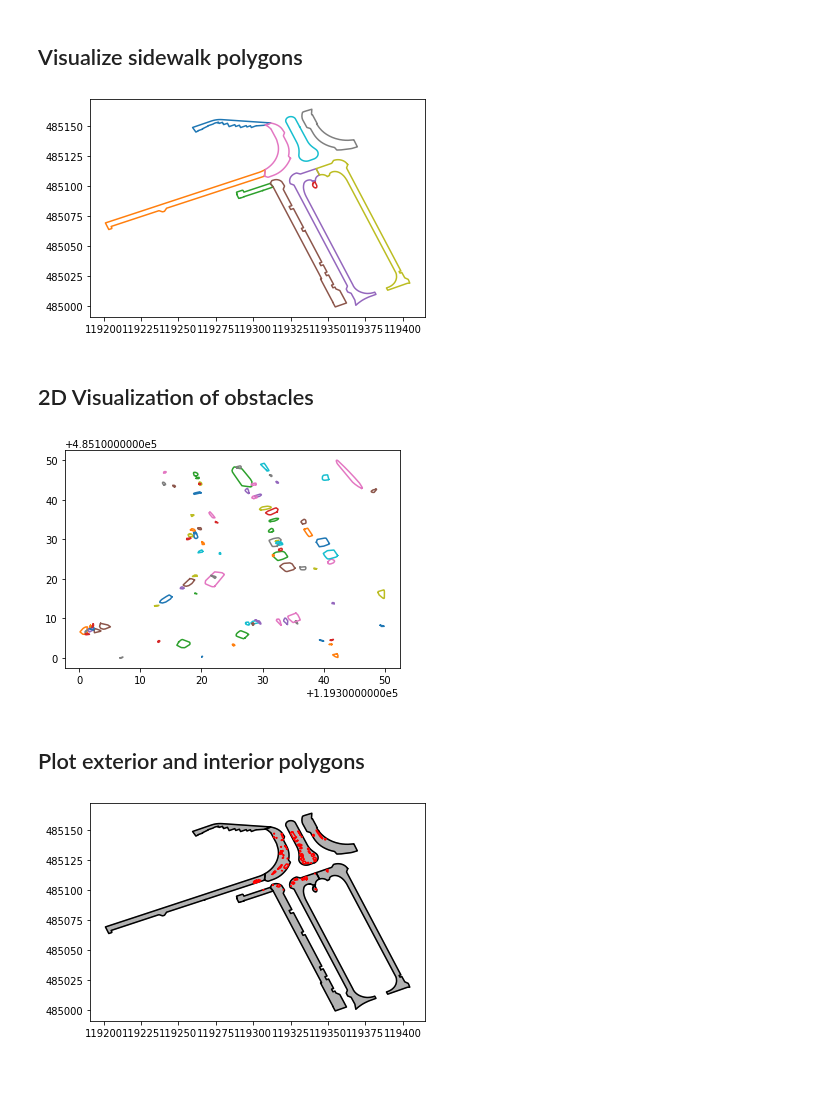
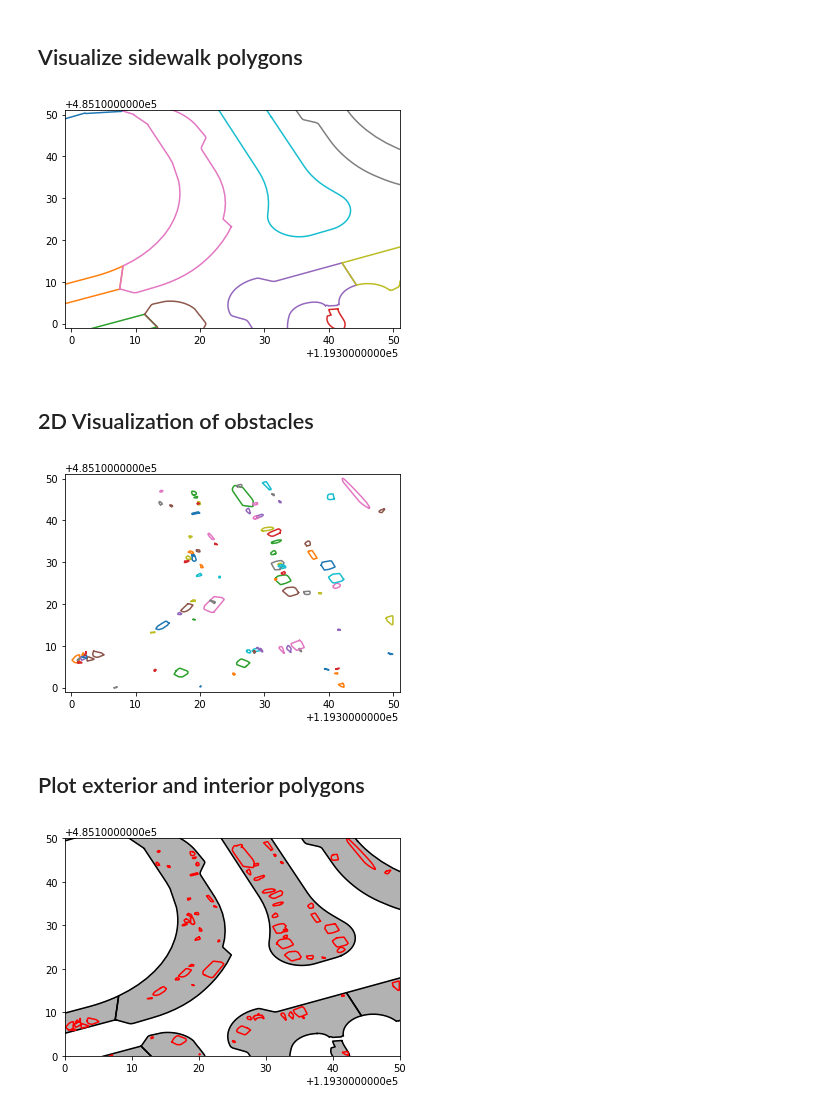
Before and after one commit to Amsterdam-AI-Team/Urban_PointCloud_Sidewalk_Width, a Jupyter notebook: notebooks/Visualization.ipynb, the cells around one changed output. Saved outputs shown, nothing was run; the diff lists cells and outputs as text; code cells hidden in the pictures; blank space fills up the shorter version.

```diff
--- a/notebooks/Visualization.ipynb
+++ b/notebooks/Visualization.ipynb
@@ -19,9 +21,14 @@ sidewalk_polygons = bgt_sidewalk_reader.filter_tile(
 # %%
 for poly in sidewalk_polygons:
     x,y = poly.exterior.xy
     plt.plot(x,y)
+
+    # Get current axis and then set its limits
+    ax = plt.gca()
+    ax.set_xlim([x_min, x_max])
+    ax.set_ylim([y_min, y_max])
 # %% [output]
-[figure, old version]
+[figure, new version]
 # %% [markdown]
 ## 2D Visualization of obstacles
 # %%
@@ -47,7 +54,12 @@ obstacles = get_obstacles()
 for obstacle in obstacles:
     x,y = obstacle.exterior.xy
     plt.plot(x,y)
+
+    # Get current axis and then set its limits
+    ax = plt.gca()
+    ax.set_xlim([x_min, x_max])
+    ax.set_ylim([y_min, y_max])
 # %% [output]
-[figure, old version]
+[figure, new version]
-# %% [markdown]
-## Plot exterior and interior polygons
+# %% [markdown]
+## Plot exterior and interior polygons
@@ -69,9 +84,13 @@ for poly_sidewalk in sidewalk_polygons:
 
     plt.plot(x, y, c="black")
     interiors = sidewalk_obstacles.interiors
-
     for interior in interiors:
         x, y = interior.xy
         plt.plot(x, y, c="red")
+
+    # Get current axis and then set its limits
+    ax = plt.gca()
+    ax.set_xlim([x_min, x_max])
+    ax.set_ylim([y_min, y_max])
 # %% [output]
-[figure, old version]
+[figure, new version]
```
Also changed, not shown: parts of 3 cells of this notebook.
